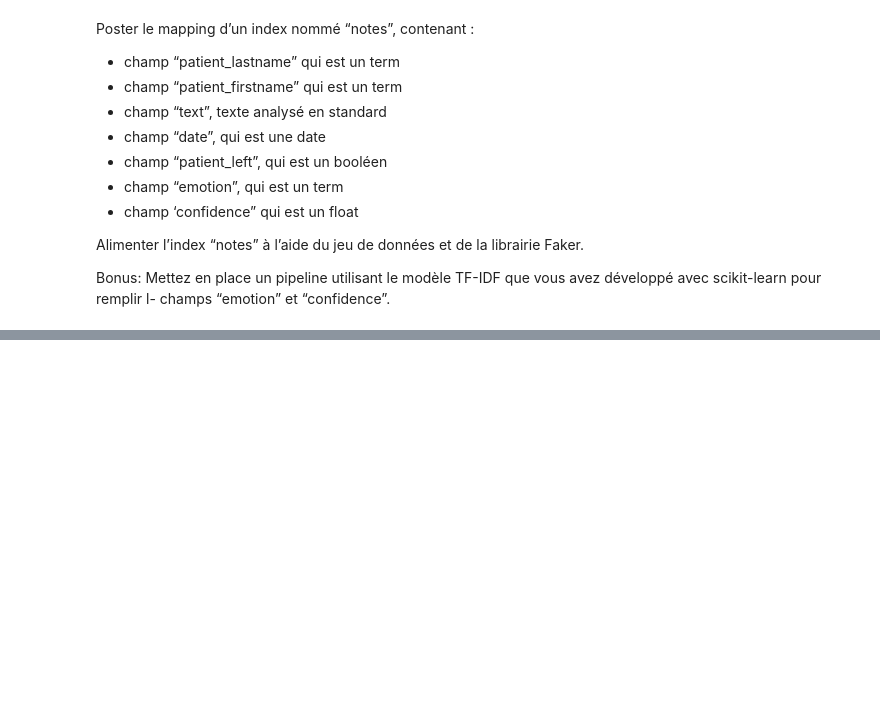
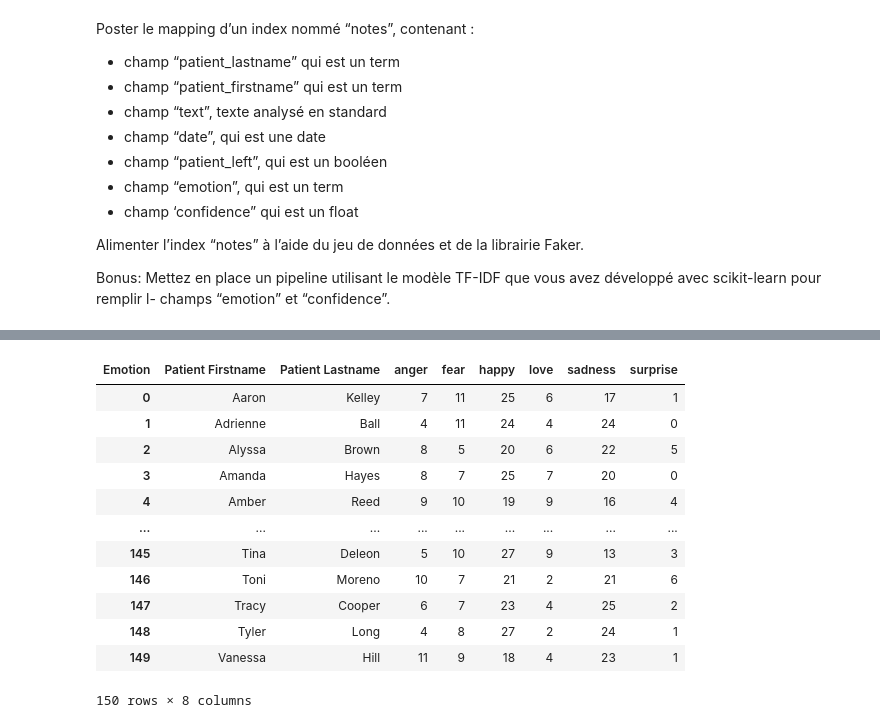
Before and after one commit to Evgeni1494/NLP_Psy, a Jupyter notebook: Partie2.ipynb, the cells around one changed output, grey strips where cells are left out. Saved outputs shown, nothing was run; the diff lists cells and outputs as text; code cells hidden in the pictures; blank space fills up the shorter version.

```diff
--- a/Partie2.ipynb
+++ b/Partie2.ipynb
@@ -112,0 +237,27 @@ ApiError: ApiError(429, 'cluster_block_exception', 'index [notes2] blocked by: [
+# %%
+emotion_counts = df.groupby(['Patient Firstname', 'Patient Lastname', 'Emotion']).size().reset_index(name='Count')
+
+# Pivoter le DataFrame pour avoir une ligne par patient et les émotions en colonnes
+df_pivot = emotion_counts.pivot_table(index=['Patient Firstname', 'Patient Lastname'], columns='Emotion', values='Count', fill_value=0)
+
+# Réinitialiser les index pour avoir des colonnes normales au lieu de MultiIndex
+df_pivot.reset_index(inplace=True)
+
+# Renommer la colonne des patients
+
+# Afficher le DataFrame pivoté
+df_pivot
+# %% [output]
+| Emotion | Patient Firstname | Patient Lastname | anger | fear | happy | love | sadness | surprise |
+| 0 | Aaron | Kelley | 7 | 11 | 25 | 6 | 17 | 1 |
+| 1 | Adrienne | Ball | 4 | 11 | 24 | 4 | 24 | 0 |
+| 2 | Alyssa | Brown | 8 | 5 | 20 | 6 | 22 | 5 |
+| 3 | Amanda | Hayes | 8 | 7 | 25 | 7 | 20 | 0 |
+| 4 | Amber | Reed | 9 | 10 | 19 | 9 | 16 | 4 |
+| ... | ... | ... | ... | ... | ... | ... | ... | ... |
+| 145 | Tina | Deleon | 5 | 10 | 27 | 9 | 13 | 3 |
+| 146 | Toni | Moreno | 10 | 7 | 21 | 2 | 21 | 6 |
+| 147 | Tracy | Cooper | 6 | 7 | 23 | 4 | 25 | 2 |
+| 148 | Tyler | Long | 4 | 8 | 27 | 2 | 24 | 1 |
+| 149 | Vanessa | Hill | 11 | 9 | 18 | 4 | 23 | 1 |
+150 rows × 8 columns
```
Also changed, not shown: parts of 20 cells of this notebook, 3 other files.
